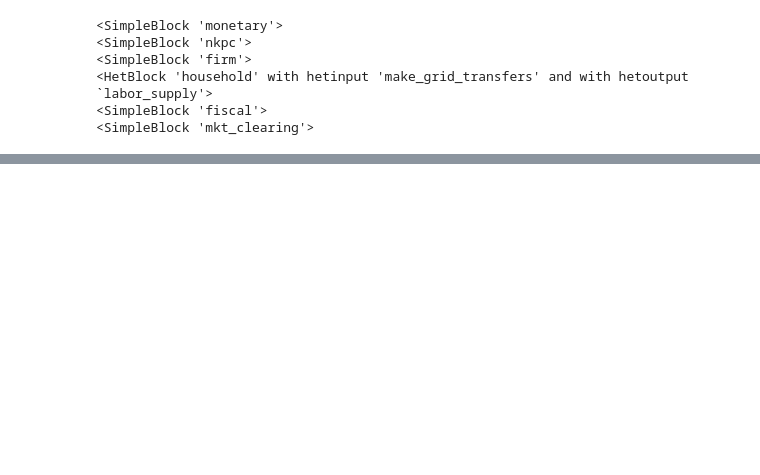
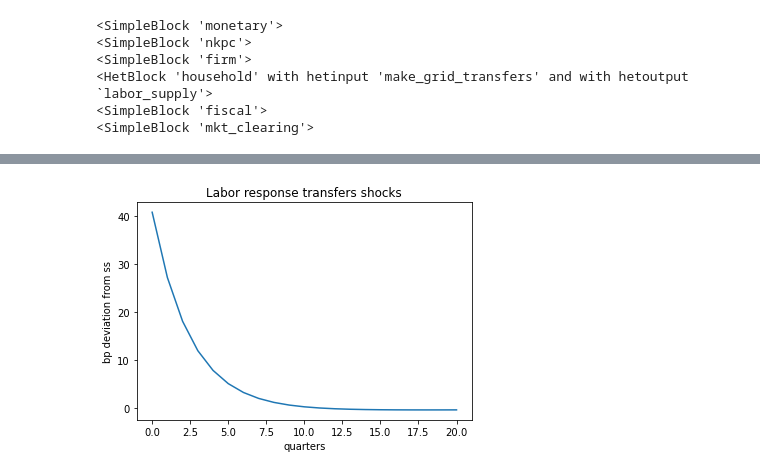
Before and after one commit to danmrc/sequence-jacobian, a Jupyter notebook: notebooks/Exogenous Transfer!.ipynb, the cells around one changed output, grey strips where cells are left out. Cells and saved outputs as stored; diff of their text form; code cells hidden in the pictures; blank space fills up the shorter version.

```diff
--- a/notebooks/Exogenous Transfer!.ipynb
+++ b/notebooks/Exogenous Transfer!.ipynb
@@ -517,0 +400,10 @@ plt.show()
+# %%
+dpi = (G['L']['Transfer']) @ dtstar
+
+plt.plot(10000*dpi[:21])
+plt.title(r'Labor response transfers shocks')
+plt.xlabel('quarters')
+plt.ylabel('bp deviation from ss')
+plt.show()
+# %% [output]
+[figure, added]
```
Also changed, not shown: parts of 23 cells of this notebook, 4 other files.
